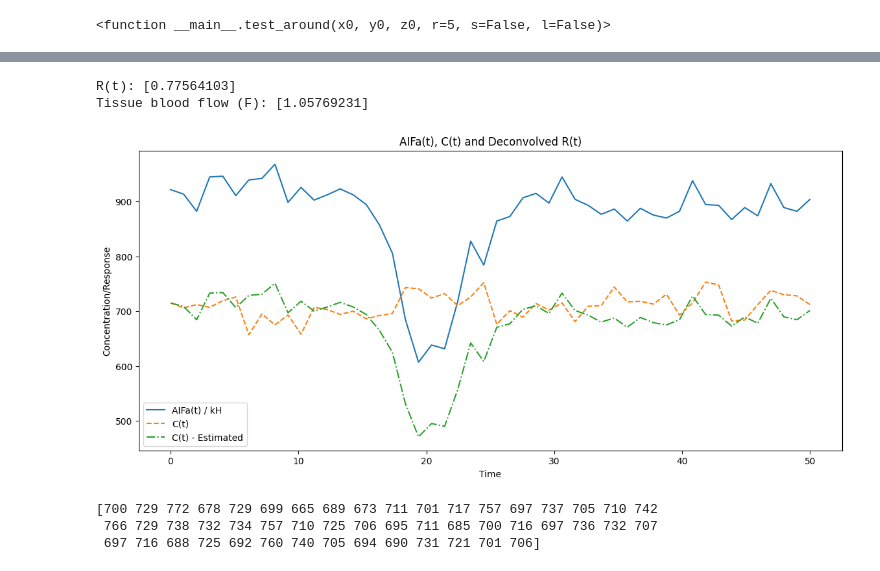
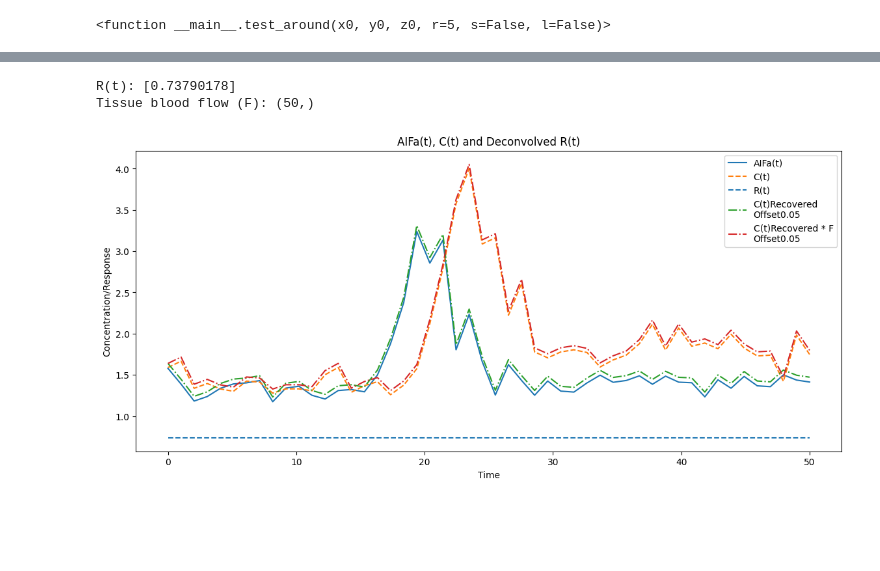
Before and after one commit to qqgjyx/MATH-Group, a Jupyter notebook: main.ipynb, the cells around one changed output, grey strips where cells are left out. Cells and saved outputs as stored; diff of their text form; code cells hidden in the pictures; blank space fills up the shorter version.

```diff
--- a/main.ipynb
+++ b/main.ipynb
@@ -33,8 +34,8 @@ for file in dicom_files:
 
     # Preprocess the image as necessary. This is just a placeholder for any actual preprocessing you need to do.
     # For example: image = preprocess(ds.pixel_array)
-    # image_data.append(equalize_adapthist(gaussian(ds.pixel_array, sigma=1)))
-    image_data.append(ds.pixel_array)
+    image_data.append(equalize_adapthist(gaussian(ds.pixel_array, sigma=1)))
+    # image_data.append(ds.pixel_array)
 
     # Extract acquisition time; note that you'll need to adjust 'AcquisitionTime' based on your DICOM files' metadata structure
     acquisition_times.append(time_to_seconds(ds.AcquisitionTime))
@@ -148,7 +184,7 @@ def intensity_to_concentration(intensity, baseline=None):
 
     # Calculating contrast agent concentration using the provided formula
     # ct = (1/te) * np.log(st/s0)
-    ct = st
+    ct = 1/st
     return ct
 
 def plt_point(x,y,z,view=False):
@@ -315,53 +354,49 @@ def calculate_R_F_for_multiple_tissue_points(aif_pixel, tissue_pixel):
     # Define the hematocrit correction factor kH
     Ha = 0.45  # Typical arterial hematocrit
     Ht = 0.25  # Typical tissue hematocrit
     kH = (1 - Ha) / (1 - Ht)
 
     # Apply deconvolution
-    R_t, remainder = deconvolve(tissue_concentration, aif_concentration / kH)
-    F = R_t / kH  # Adjusted calculation for F
+    R_t, remainder = deconvolve(tissue_concentration, aif_concentration/kH)
+    F = 1 + remainder / convolve(aif_concentration/kH, R_t)
 
     return R_t, F
 
 # Example usage
-aif_pixel = (174, 110, 9)  # AIF pixel coordinates
-tissue_pixel = (170, 101,10)
+# aif_pixel = (169, 99, 9)  # AIF pixel coordinates
+# tissue_pixel = (173, 101,10)
 
-R_t, F= calculate_R_F_for_multiple_tissue_points(aif_pixel, tissue_pixel)
+aif_pixel = (171,110,9)
+tissue_pixel = (171,108,13)
+
+R_t, F_t= calculate_R_F_for_multiple_tissue_points(aif_pixel, tissue_pixel)
 
 print(f"R(t):", R_t)
-print(f"Tissue blood flow (F):", F)
-
-
+print(f"Tissue blood flow (F):", F_t.shape)
 
 time = np.linspace(0, 50, 50)
-time0 = np.linspace(0,50, 99)
+time0 = np.linspace(0, 50, 99)
 
 # Define the hematocrit correction factor kH
 Ha = 0.45  # Typical arterial hematocrit
 Ht = 0.25  # Typical tissue hematocrit
 kH = (1 - Ha) / (1 - Ht)
 
-C = np.convolve(read_point4concentration(*aif_pixel) / kH, R_t, mode='full')
+Cr = np.convolve(read_point4concentration(*aif_pixel)/kH, R_t, mode='full')
 
 plt.figure(figsize=(14, 6))
-plt.plot(time, read_point4concentration(*aif_pixel) / kH, label='AIFa(t) / kH')
+plt.plot(time, read_point4concentration(*aif_pixel), label='AIFa(t)')
 plt.plot(time, read_point4concentration(*tissue_pixel), label='C(t)', linestyle='--')
-# plt.hlines(R_t,xmin=0,xmax=50,label='R(t)', linestyle='--')
-plt.plot(time, C, label='C(t) - Estimated', linestyle='-.')
+plt.hlines(R_t,xmin=0,xmax=50,label='R(t)', linestyle='--')
+plt.plot(time, Cr + 0.05, label='C(t)Recovered\nOffset0.05', linestyle='-.')
+plt.plot(time, Cr * F_t + 0.05, label='C(t)Recovered * F\nOffset0.05', linestyle='-.')
 plt.xlabel('Time')
 plt.ylabel('Concentration/Response')
 plt.legend()
 plt.title('AIFa(t), C(t) and Deconvolved R(t)')
 plt.show()
 # %% [output]
-R(t): [0.77564103]
-Tissue blood flow (F): [1.05769231]
+R(t): [0.73790178]
+Tissue blood flow (F): (50,)
-[figure, old version]
+[figure, new version]
-# %%
-print(read_point4concentration(tissue_pixel[0], tissue_pixel[1], tissue_pixel[2]))
-# %% [output]
-[700 729 772 678 729 699 665 689 673 711 701 717 757 697 737 705 710 742
- 766 729 738 732 734 757 710 725 706 695 711 685 700 716 697 736 732 707
- 697 716 688 725 692 760 740 705 694 690 731 721 701 706]
 # %%
```
Also changed, not shown: parts of 10 cells of this notebook.
